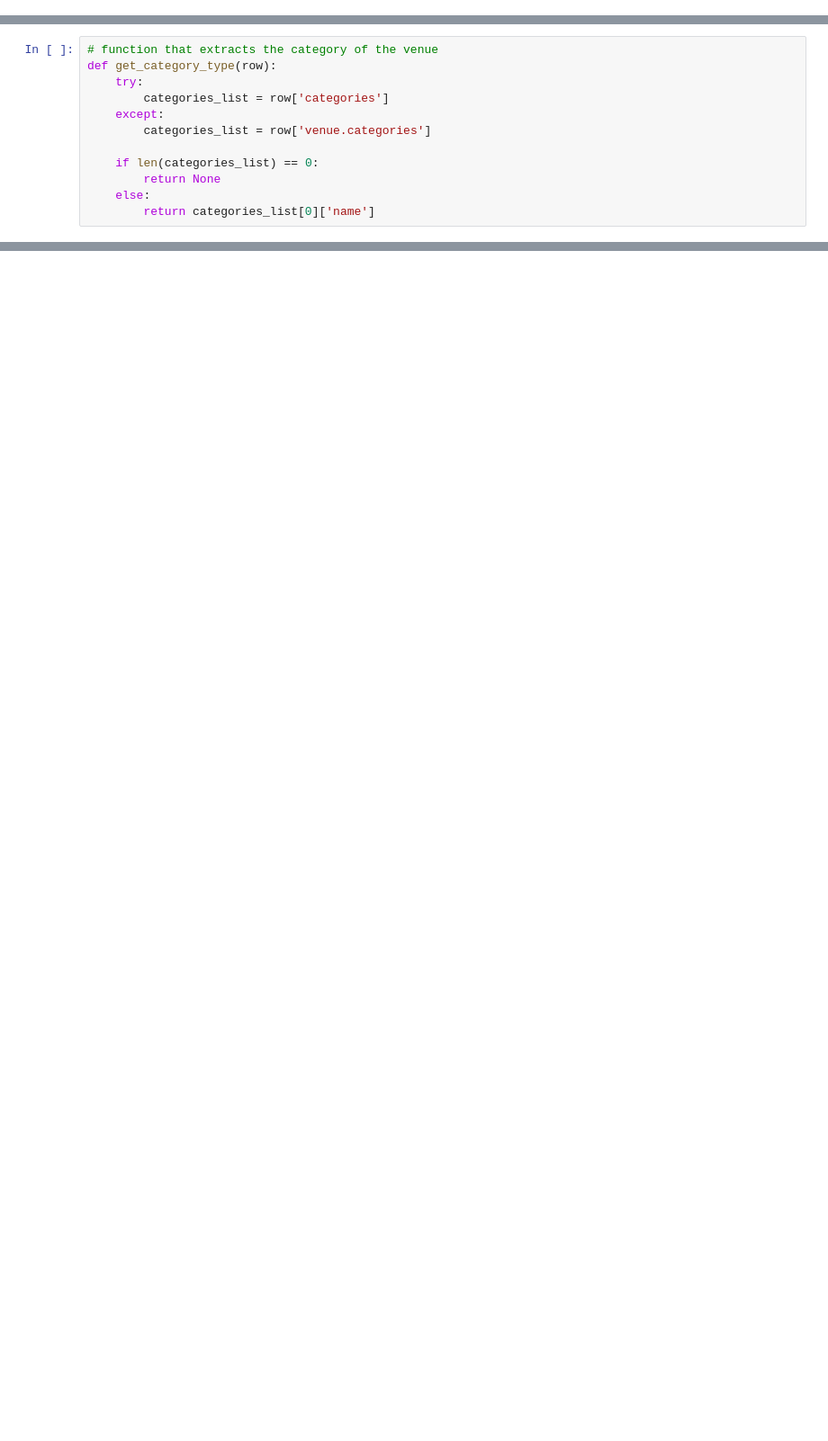
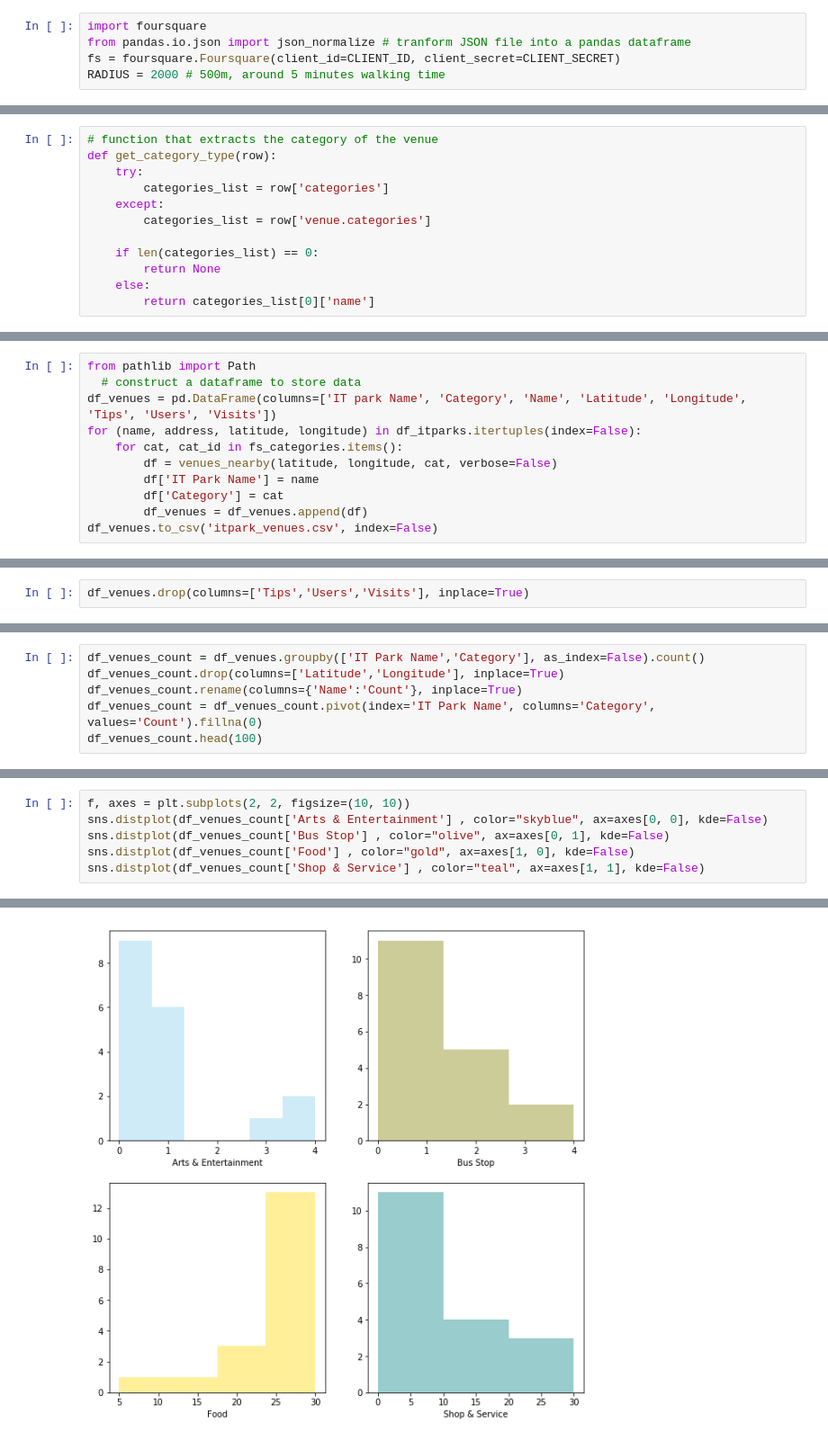
Before and after one commit to Aditya2710/Coursera_Capstone, a Jupyter notebook: Capstone Project - The Battle of Neighborhoods .ipynb, the cells around one changed output, grey strips where cells are left out. Shown: that part at 90% size. Saved outputs shown, nothing was run; the diff lists cells and outputs as text; blank space fills up the shorter version.

```diff
--- a/Capstone Project - The Battle of Neighborhoods .ipynb
+++ b/Capstone Project - The Battle of Neighborhoods .ipynb
@@ -154,3 +325,8 @@ print('CLIENT_SECRET:' + CLIENT_SECRET)
 Your credentails:
 CLIENT_ID: 3QMDP42DYXT0M5LCCXYJNY5B2WNPFZIKQEL1NAQA1FUFNYKC
 CLIENT_SECRET:AD3MSB2U4MLVBBTK5YMNYBF2ULA5J4JSN3LO5NVWMQY4BEBD
+# %%
+import foursquare
+from pandas.io.json import json_normalize # tranform JSON file into a pandas dataframe
+fs = foursquare.Foursquare(client_id=CLIENT_ID, client_secret=CLIENT_SECRET)
+RADIUS = 2000 # 500m, around 5 minutes walking time
@@ -249,0 +542,11 @@ print('{} venues were returned by Foursquare.'.format(nearby_venues.shape[0]))
+# %%
+from pathlib import Path
+  # construct a dataframe to store data
+df_venues = pd.DataFrame(columns=['IT park Name', 'Category', 'Name', 'Latitude', 'Longitude', 'Tips', 'Users', 'Visits'])
+for (name, address, latitude, longitude) in df_itparks.itertuples(index=False):
+    for cat, cat_id in fs_categories.items():
+        df = venues_nearby(latitude, longitude, cat, verbose=False)
+        df['IT Park Name'] = name
+        df['Category'] = cat
+        df_venues = df_venues.append(df)
+df_venues.to_csv('itpark_venues.csv', index=False)
@@ -249,0 +606,2 @@ print('{} venues were returned by Foursquare.'.format(nearby_venues.shape[0]))
+# %%
+df_venues.drop(columns=['Tips','Users','Visits'], inplace=True)
@@ -249,0 +776,6 @@ print('{} venues were returned by Foursquare.'.format(nearby_venues.shape[0]))
+# %%
+df_venues_count = df_venues.groupby(['IT Park Name','Category'], as_index=False).count()
+df_venues_count.drop(columns=['Latitude','Longitude'], inplace=True)
+df_venues_count.rename(columns={'Name':'Count'}, inplace=True)
+df_venues_count = df_venues_count.pivot(index='IT Park Name', columns='Category', values='Count').fillna(0)
+df_venues_count.head(100)
@@ -249,0 +837,7 @@ print('{} venues were returned by Foursquare.'.format(nearby_venues.shape[0]))
+# %%
+f, axes = plt.subplots(2, 2, figsize=(10, 10))
+sns.distplot(df_venues_count['Arts & Entertainment'] , color="skyblue", ax=axes[0, 0], kde=False)
+sns.distplot(df_venues_count['Bus Stop'] , color="olive", ax=axes[0, 1], kde=False)
+sns.distplot(df_venues_count['Food'] , color="gold", ax=axes[1, 0], kde=False)
+sns.distplot(df_venues_count['Shop & Service'] , color="teal", ax=axes[1, 1], kde=False)
+# %% [output]
@@ -249,0 +845 @@ print('{} venues were returned by Foursquare.'.format(nearby_venues.shape[0]))
+[figure, added]
```
Also changed, not shown: parts of 102 cells of this notebook.
